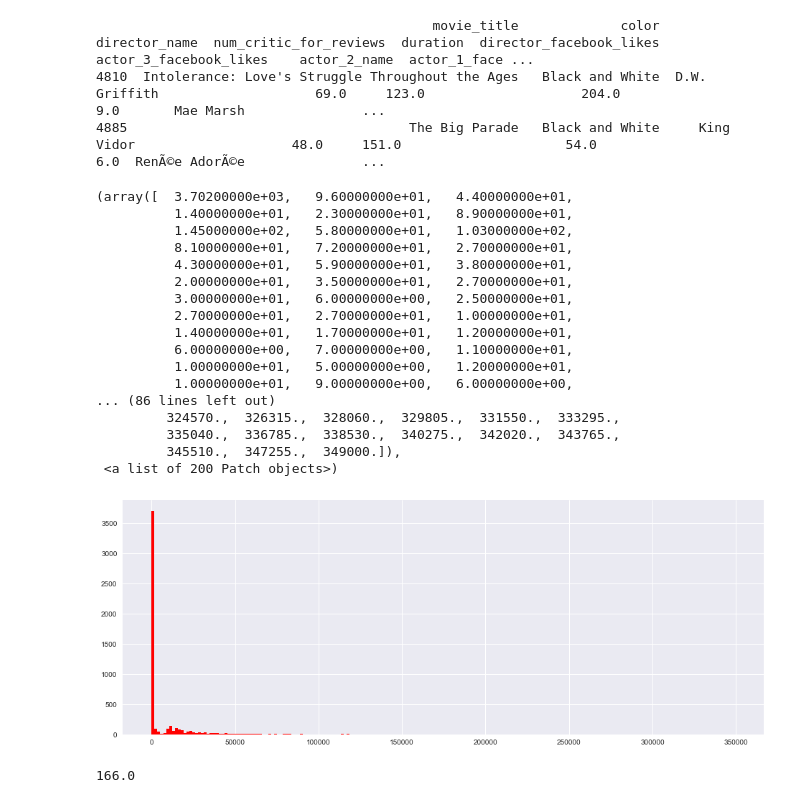
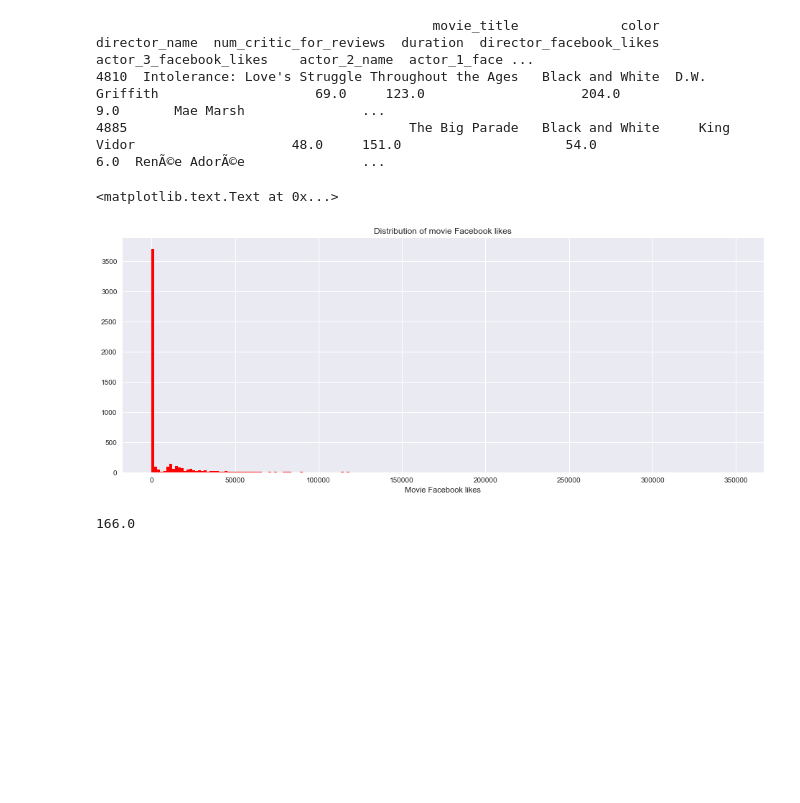
Before and after one commit to diaorch/gwcDemo, a Jupyter notebook: python/20170827.ipynb, the cells around one changed output. Saved outputs shown, nothing was run; the diff lists cells and outputs as text; code cells hidden in the pictures; blank space fills up the shorter version.

```diff
--- a/python/20170827.ipynb
+++ b/python/20170827.ipynb
@@ -302,25 +358,11 @@ print(findDot.to_string())
 4885                                    The Big Parade   Black and White     King Vidor                    48.0     151.0                     54.0                     6.0  RenÃ©e AdorÃ©e               ...
 # %%
 plt.hist(thousand.movie_facebook_likes, bins = 200, color = 'r')
+plt.xlabel("Movie Facebook likes")
+plt.title("Distribution of movie Facebook likes")
 # %% [output]
-(array([  3.70200000e+03,   9.60000000e+01,   4.40000000e+01,
-          1.40000000e+01,   2.30000000e+01,   8.90000000e+01,
-          1.45000000e+02,   5.80000000e+01,   1.03000000e+02,
-          8.10000000e+01,   7.20000000e+01,   2.70000000e+01,
-          4.30000000e+01,   5.90000000e+01,   3.80000000e+01,
-          2.00000000e+01,   3.50000000e+01,   2.70000000e+01,
-          3.00000000e+01,   6.00000000e+00,   2.50000000e+01,
-          2.70000000e+01,   2.70000000e+01,   1.00000000e+01,
-          1.40000000e+01,   1.70000000e+01,   1.20000000e+01,
-          6.00000000e+00,   7.00000000e+00,   1.10000000e+01,
-          1.00000000e+01,   5.00000000e+00,   1.20000000e+01,
-          1.00000000e+01,   9.00000000e+00,   6.00000000e+00,
-... (86 lines left out)
-         324570.,  326315.,  328060.,  329805.,  331550.,  333295.,
-         335040.,  336785.,  338530.,  340275.,  342020.,  343765.,
-         345510.,  347255.,  349000.]),
- <a list of 200 Patch objects>)
+<matplotlib.text.Text at 0x...>
-[figure, old version]
+[figure, new version]
 # %%
 movies = thousand
 # %%
```
Also changed, not shown: parts of 22 cells of this notebook.
